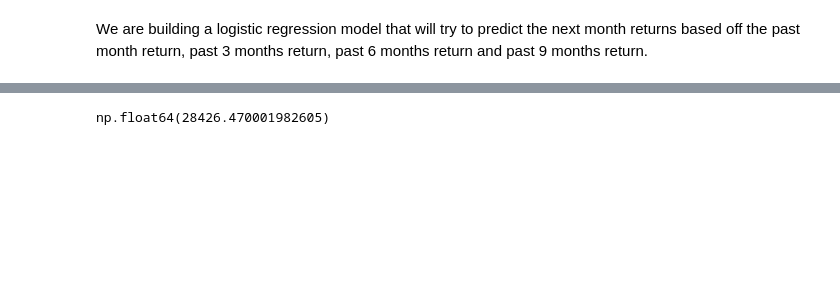
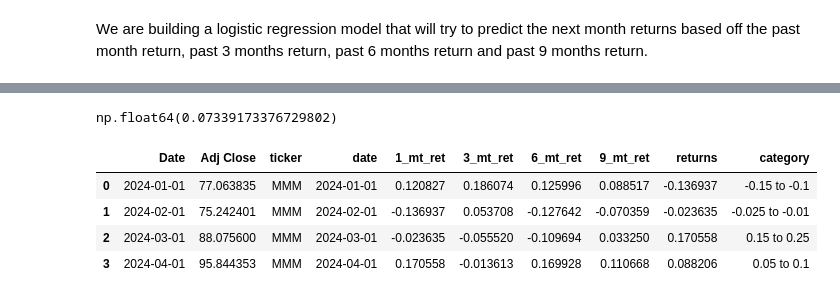
Before and after one commit to bogdanSgithub/MarketPath, a Jupyter notebook: machine_learning_examples/momentum_machine_learning.ipynb, the cells around one changed output, grey strips where cells are left out. Saved outputs shown, nothing was run; the diff lists cells and outputs as text; code cells hidden in the pictures; blank space fills up the shorter version.

```diff
--- a/machine_learning_examples/momentum_machine_learning.ipynb
+++ b/machine_learning_examples/momentum_machine_learning.ipynb
@@ -196,4 +294,4 @@ s
 # %%
-(s.returns + 1).prod() - 1
+(df[:4].returns + 1).prod() - 1
 # %% [output]
-np.float64(28426.470001982605)
+np.float64(0.07339173376729802)
@@ -209,0 +298,8 @@ fig.show()
+# %%
+df[:4]
+# %% [output]
+|  | Date | Adj Close | ticker | date | 1_mt_ret | 3_mt_ret | 6_mt_ret | 9_mt_ret | returns | category |
+| 0 | 2024-01-01 | 77.063835 | MMM | 2024-01-01 | 0.120827 | 0.186074 | 0.125996 | 0.088517 | -0.136937 | -0.15 to -0.1 |
+| 1 | 2024-02-01 | 75.242401 | MMM | 2024-02-01 | -0.136937 | 0.053708 | -0.127642 | -0.070359 | -0.023635 | -0.025 to -0.01 |
+| 2 | 2024-03-01 | 88.075600 | MMM | 2024-03-01 | -0.023635 | -0.055520 | -0.109694 | 0.033250 | 0.170558 | 0.15 to 0.25 |
+| 3 | 2024-04-01 | 95.844353 | MMM | 2024-04-01 | 0.170558 | -0.013613 | 0.169928 | 0.110668 | 0.088206 | 0.05 to 0.1 |
```
Also changed, not shown: parts of 17 cells of this notebook, 1 other file.
